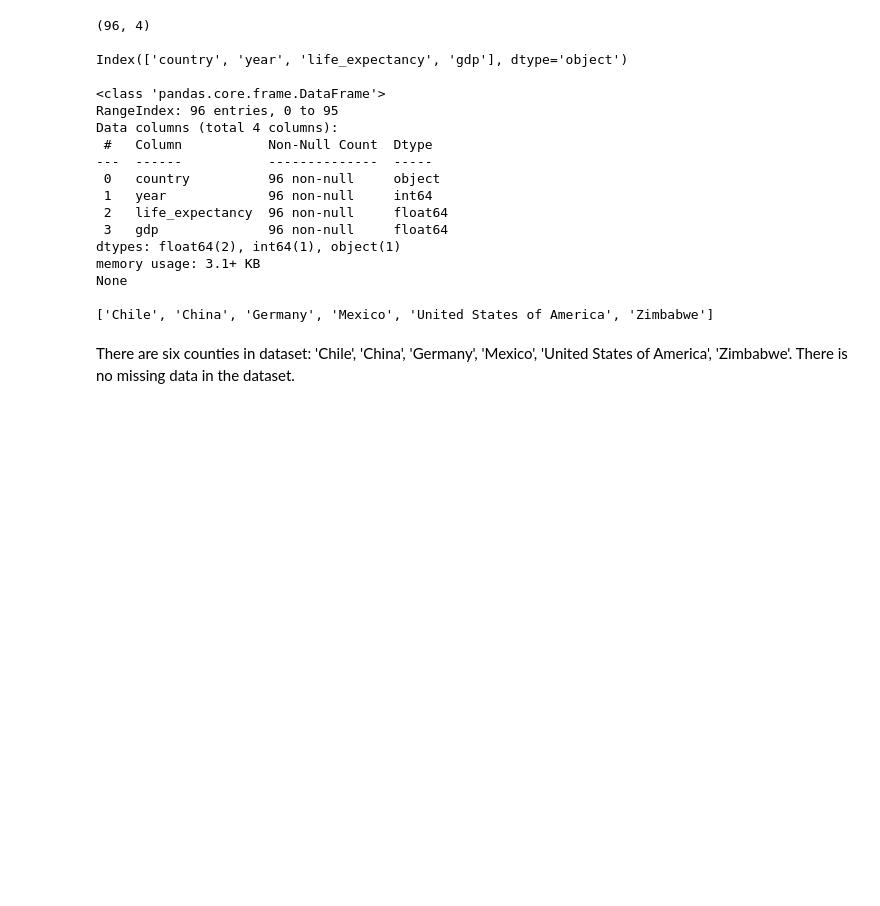
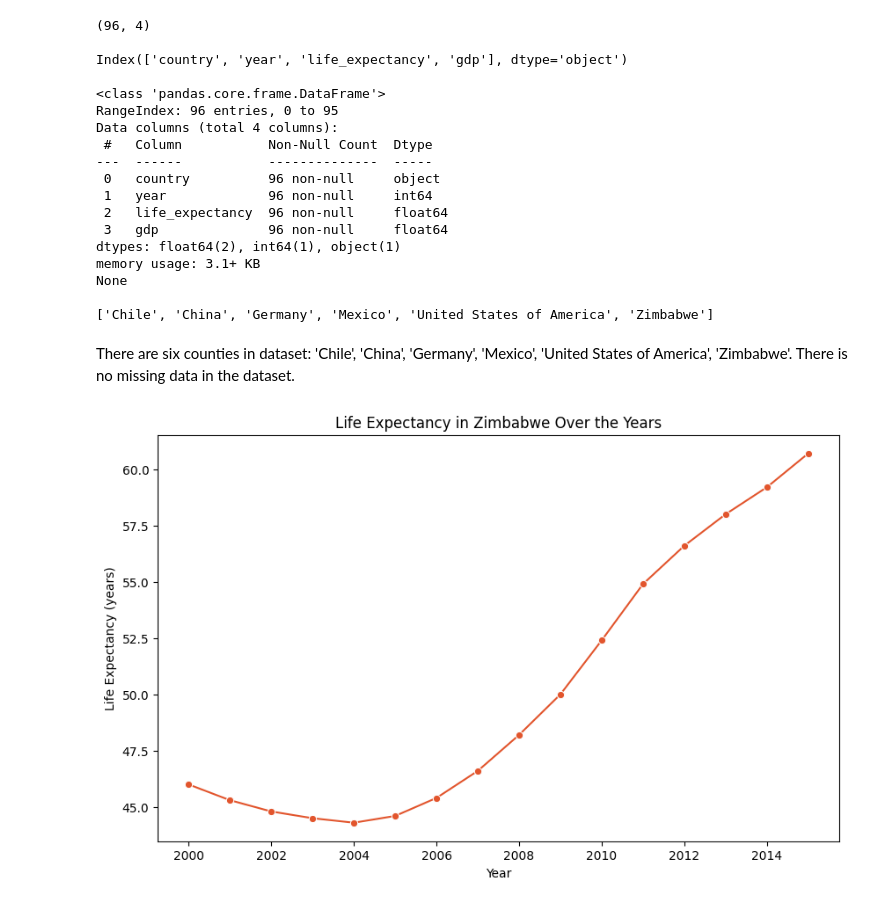
Before and after one commit to 7086600/life_expectancy_gdp_project, a Jupyter notebook: life_expectancy_gdp.ipynb, the cells around one changed output. Saved outputs shown, nothing was run; the diff lists cells and outputs as text; code cells hidden in the pictures; blank space fills up the shorter version.

Commit message:
creating a one lineplot

```diff
--- a/life_expectancy_gdp.ipynb
+++ b/life_expectancy_gdp.ipynb
@@ -62,3 +62,17 @@ None
 ['Chile', 'China', 'Germany', 'Mexico', 'United States of America', 'Zimbabwe']
 # %% [markdown]
 There are six counties in dataset: 'Chile', 'China', 'Germany', 'Mexico', 'United States of America', 'Zimbabwe'. There is no missing data in the dataset.
+# %%
+# creting a plot showing life expectancy by year
+filt_country = (df['country'] == 'Zimbabwe')
+zimbabwe = df[filt_country]
+plt.figure(figsize=(10, 6), frameon=True)
+sns.lineplot(data=zimbabwe, x='year', y='life_expectancy', marker='o', linestyle='-', color='#E2552D')
+plt.title('Life Expectancy in Zimbabwe Over the Years')
+plt.xlabel('Year')
+plt.ylabel('Life Expectancy (years)')
+
+# plt.plot(data=zimbabwe, x='year', y='life_expectancy', marker='o', linestyle='-', color='#E2552D')
+plt.show()
+# %% [output]
+[figure, added]
```
